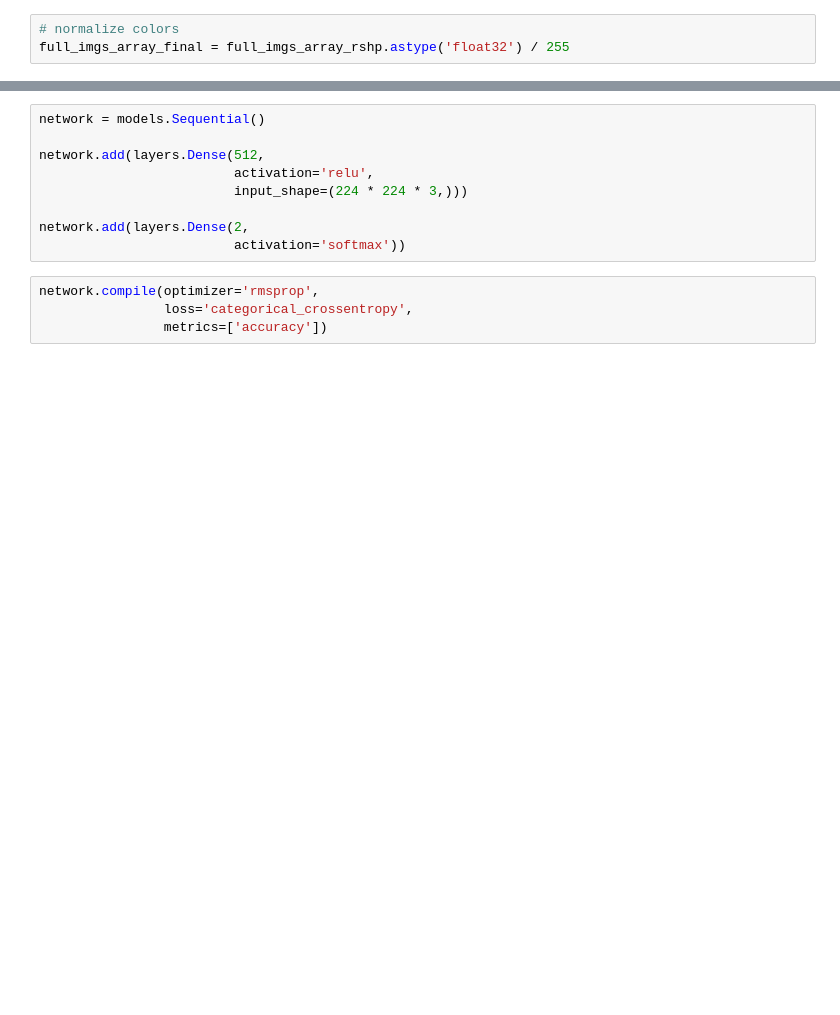
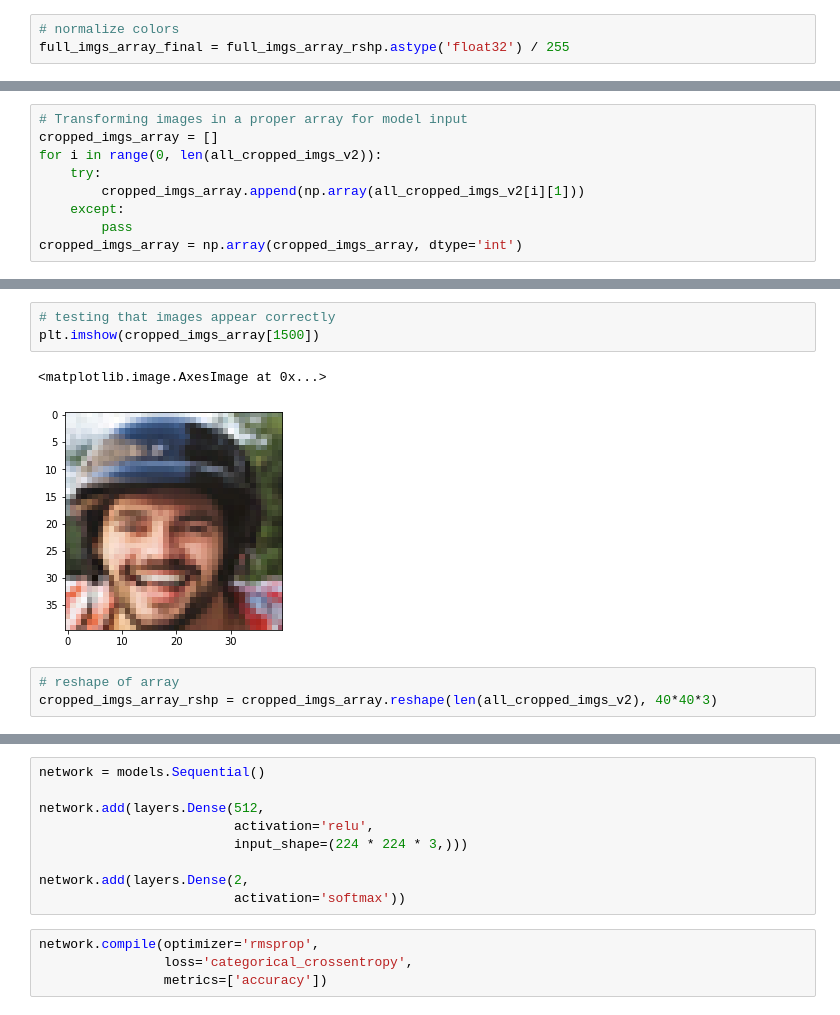
Before and after one commit to konstantinos-al/ml_project_quebec, a Jupyter notebook: Master_notebook_MASTER.ipynb, the cells around one changed output, grey strips where cells are left out. Cells and saved outputs as stored; diff of their text form; blank space fills up the shorter version.

```diff
--- a/Master_notebook_MASTER.ipynb
+++ b/Master_notebook_MASTER.ipynb
@@ -215,0 +385,9 @@ full_imgs_labels = to_categorical(labels_array)
+# %%
+# Transforming images in a proper array for model input
+cropped_imgs_array = []
+for i in range(0, len(all_cropped_imgs_v2)):
+    try:
+        cropped_imgs_array.append(np.array(all_cropped_imgs_v2[i][1]))
+    except:
+        pass
+cropped_imgs_array = np.array(cropped_imgs_array, dtype='int')
@@ -215,0 +399,9 @@ full_imgs_labels = to_categorical(labels_array)
+# %%
+# testing that images appear correctly
+plt.imshow(cropped_imgs_array[1500])
+# %% [output]
+<matplotlib.image.AxesImage at 0x...>
+[figure, added]
+# %%
+# reshape of array
+cropped_imgs_array_rshp = cropped_imgs_array.reshape(len(all_cropped_imgs_v2), 40*40*3)
```
Also changed, not shown: parts of 70 cells of this notebook.
